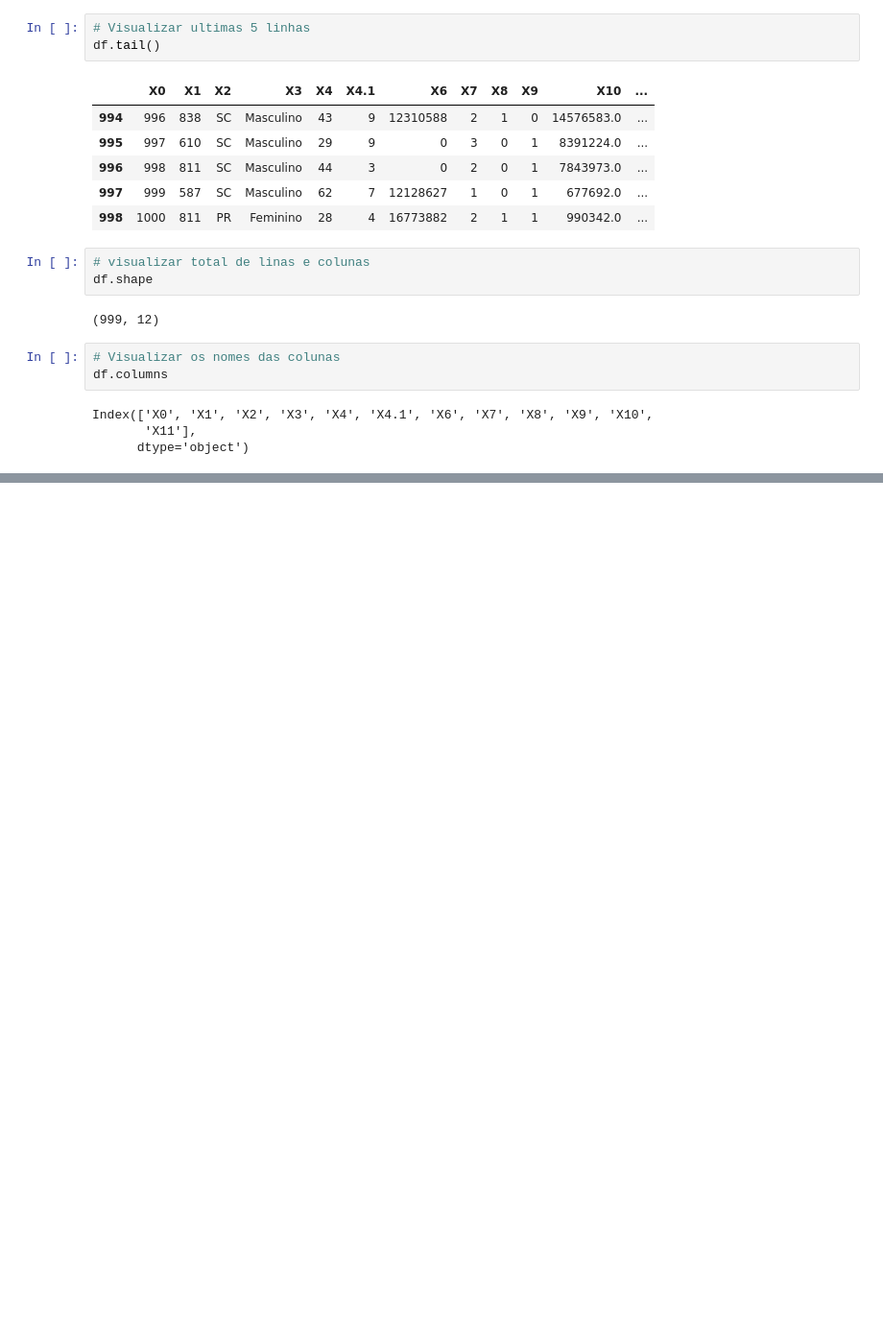
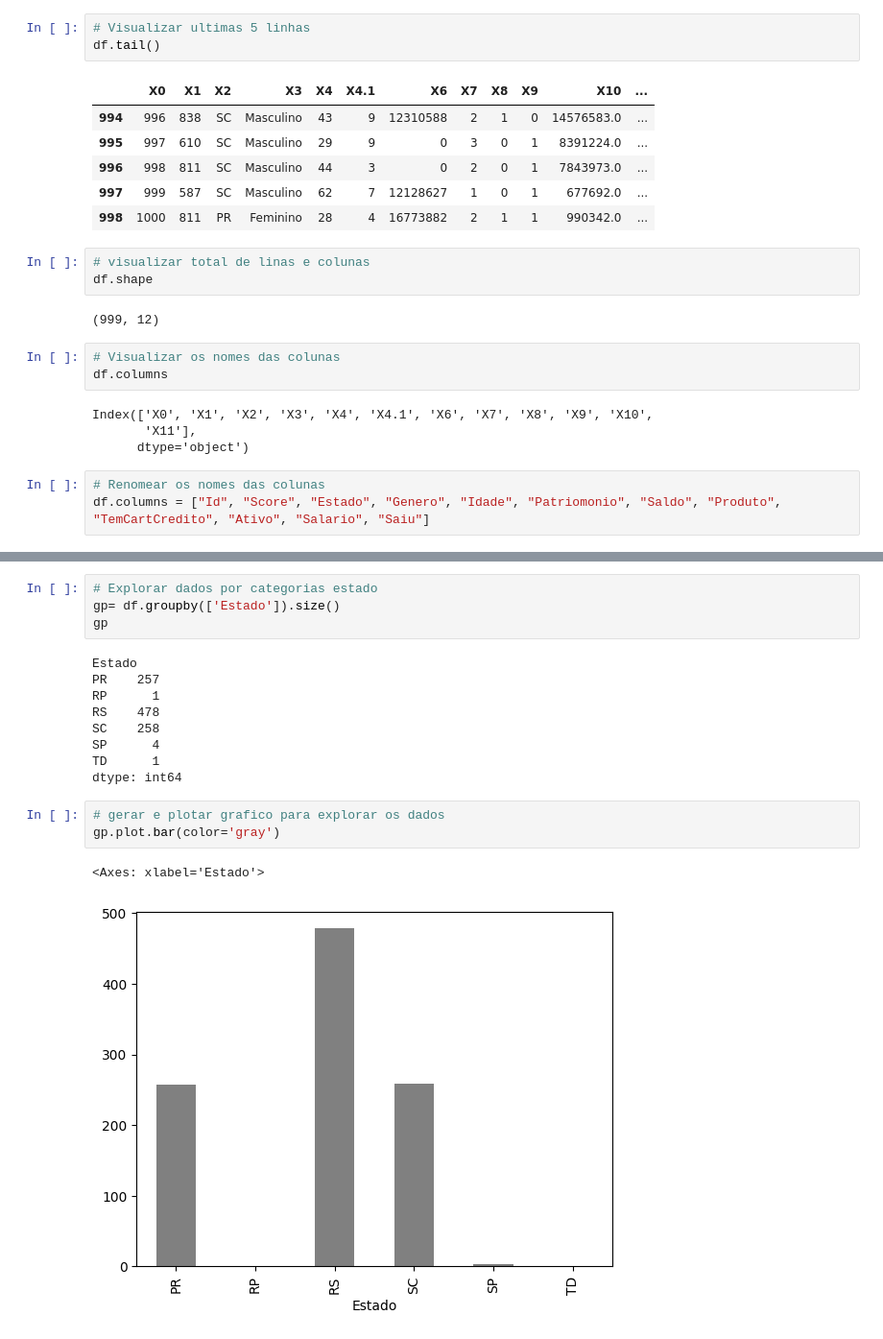
Before and after one commit to jesiqueira/Dados, a Jupyter notebook: dados.ipynb, the cells around one changed output, grey strips where cells are left out. Shown: that part at 96% size. Drawn from its saved outputs; the diff is of its cells as text; blank space fills up the shorter version.

Commit message:
iniciando a analize exploratória dos dados

```diff
--- a/dados.ipynb
+++ b/dados.ipynb
@@ -39,3 +39,6 @@ df.columns
 Index(['X0', 'X1', 'X2', 'X3', 'X4', 'X4.1', 'X6', 'X7', 'X8', 'X9', 'X10',
        'X11'],
       dtype='object')
+# %%
+# Renomear os nomes das colunas
+df.columns = ["Id", "Score", "Estado", "Genero", "Idade", "Patriomonio", "Saldo", "Produto", "TemCartCredito", "Ativo", "Salario", "Saiu"]
@@ -41,0 +54,19 @@ Index(['X0', 'X1', 'X2', 'X3', 'X4', 'X4.1', 'X6', 'X7', 'X8', 'X9', 'X10',
+# %%
+# Explorar dados por categorias estado
+gp= df.groupby(['Estado']).size()
+gp
+# %% [output]
+Estado
+PR    257
+RP      1
+RS    478
+SC    258
+SP      4
+TD      1
+dtype: int64
+# %%
+# gerar e plotar grafico para explorar os dados
+gp.plot.bar(color='gray')
+# %% [output]
+<Axes: xlabel='Estado'>
+[figure, added]
```
Also changed, not shown: parts of 18 cells of this notebook.
